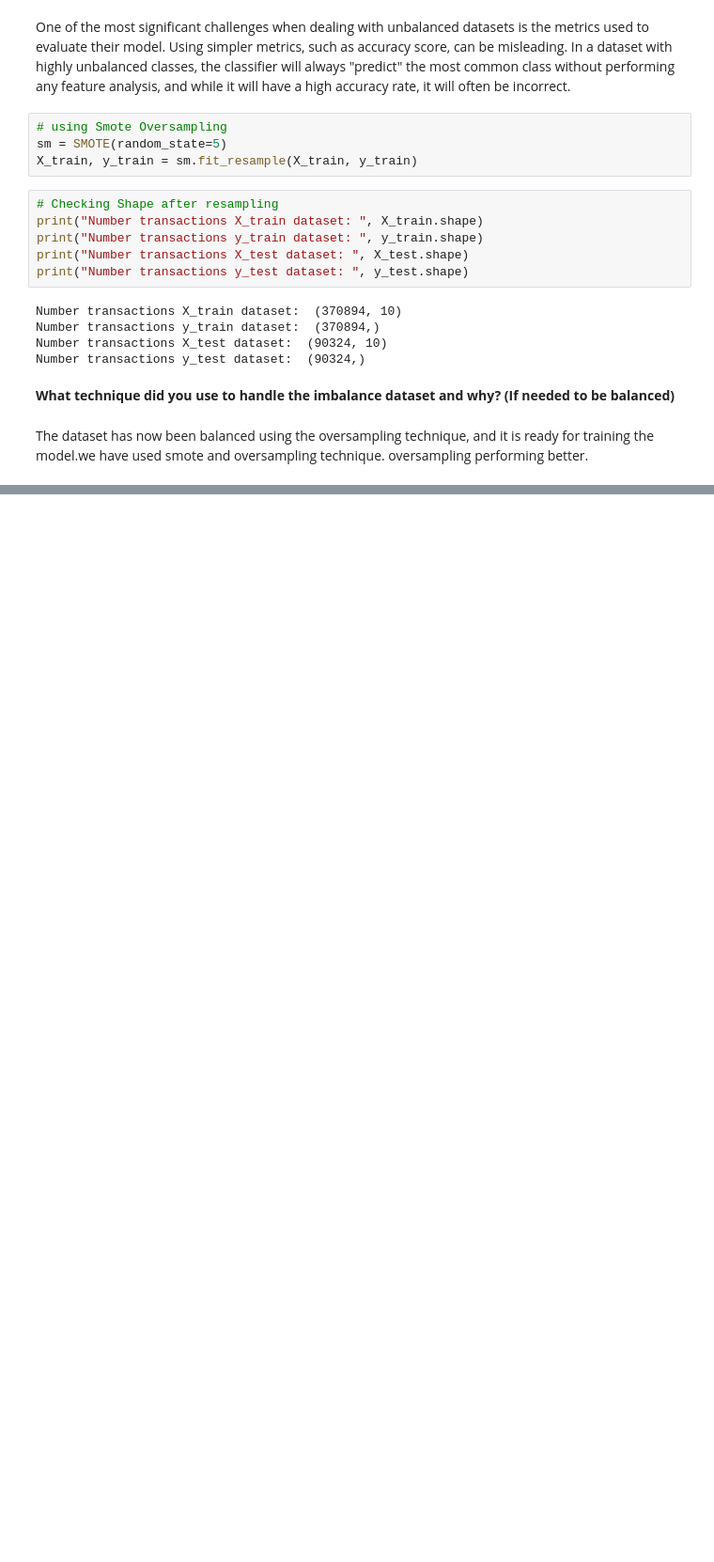
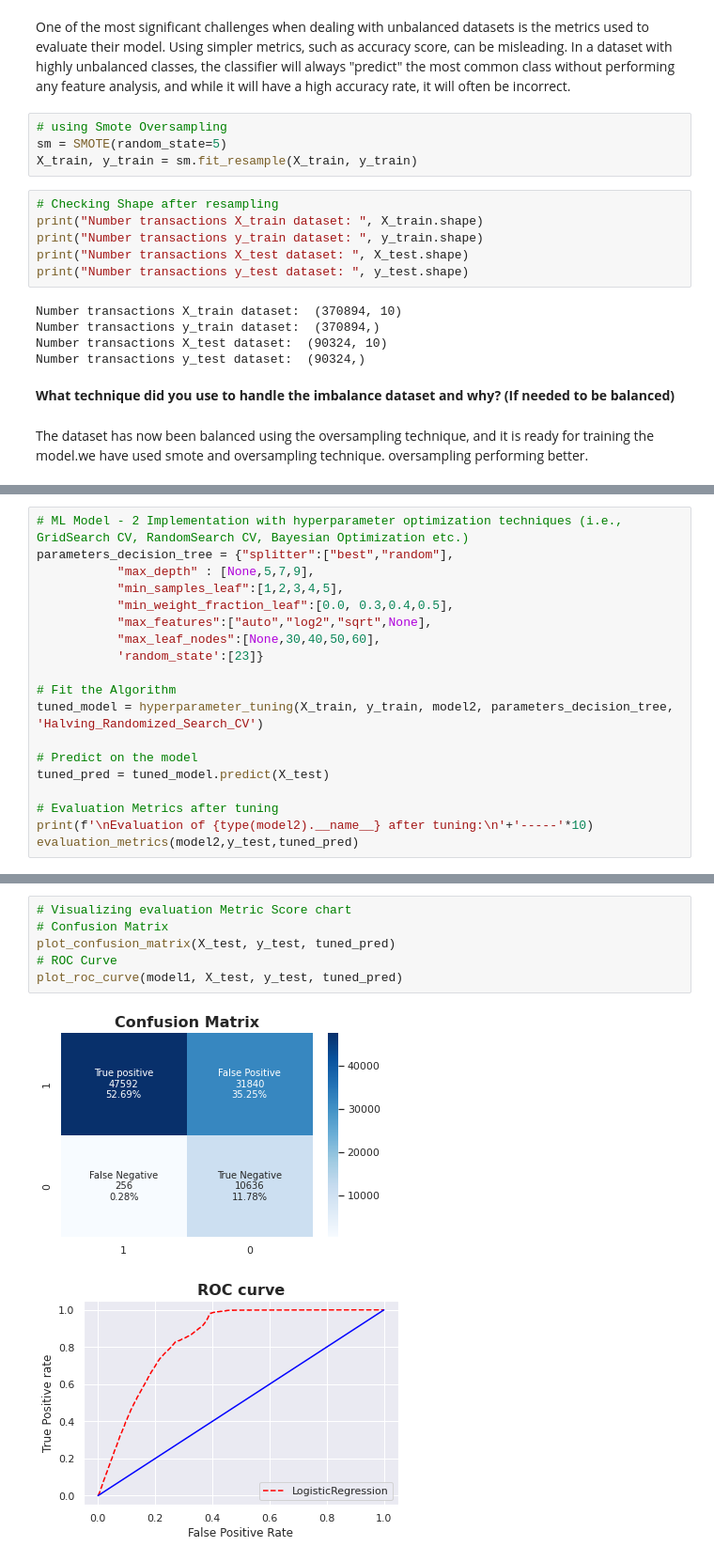
Before and after one commit to Sairindhrijena/Health-Insurance-Cross-Sell-Prediction, a Jupyter notebook: Health_Insurance_Cross_Sell_Prediction.ipynb, the cells around one changed output, grey strips where cells are left out. Shown at 94% size. Cells and saved outputs as stored; diff of their text form; blank space fills up the shorter version.

```diff
--- a/Health_Insurance_Cross_Sell_Prediction.ipynb
+++ b/Health_Insurance_Cross_Sell_Prediction.ipynb
@@ -1439,0 +1712,19 @@ The dataset has now been balanced using the oversampling technique, and it is re
+# %%
+# ML Model - 2 Implementation with hyperparameter optimization techniques (i.e., GridSearch CV, RandomSearch CV, Bayesian Optimization etc.)
+parameters_decision_tree = {"splitter":["best","random"],
+           "max_depth" : [None,5,7,9],
+           "min_samples_leaf":[1,2,3,4,5],
+           "min_weight_fraction_leaf":[0.0, 0.3,0.4,0.5],
+           "max_features":["auto","log2","sqrt",None],
+           "max_leaf_nodes":[None,30,40,50,60],
+           'random_state':[23]}
+
+# Fit the Algorithm
+tuned_model = hyperparameter_tuning(X_train, y_train, model2, parameters_decision_tree, 'Halving_Randomized_Search_CV')
+
+# Predict on the model
+tuned_pred = tuned_model.predict(X_test)
+
+# Evaluation Metrics after tuning
+print(f'\nEvaluation of {type(model2).__name__} after tuning:\n'+'-----'*10)
+evaluation_metrics(model2,y_test,tuned_pred)
@@ -1439,0 +1751,9 @@ The dataset has now been balanced using the oversampling technique, and it is re
+# %%
+# Visualizing evaluation Metric Score chart
+# Confusion Matrix
+plot_confusion_matrix(X_test, y_test, tuned_pred)
+# ROC Curve
+plot_roc_curve(model1, X_test, y_test, tuned_pred)
+# %% [output]
+[figure, added]
+[figure, added]
```
Also changed, not shown: parts of 127 cells of this notebook.
